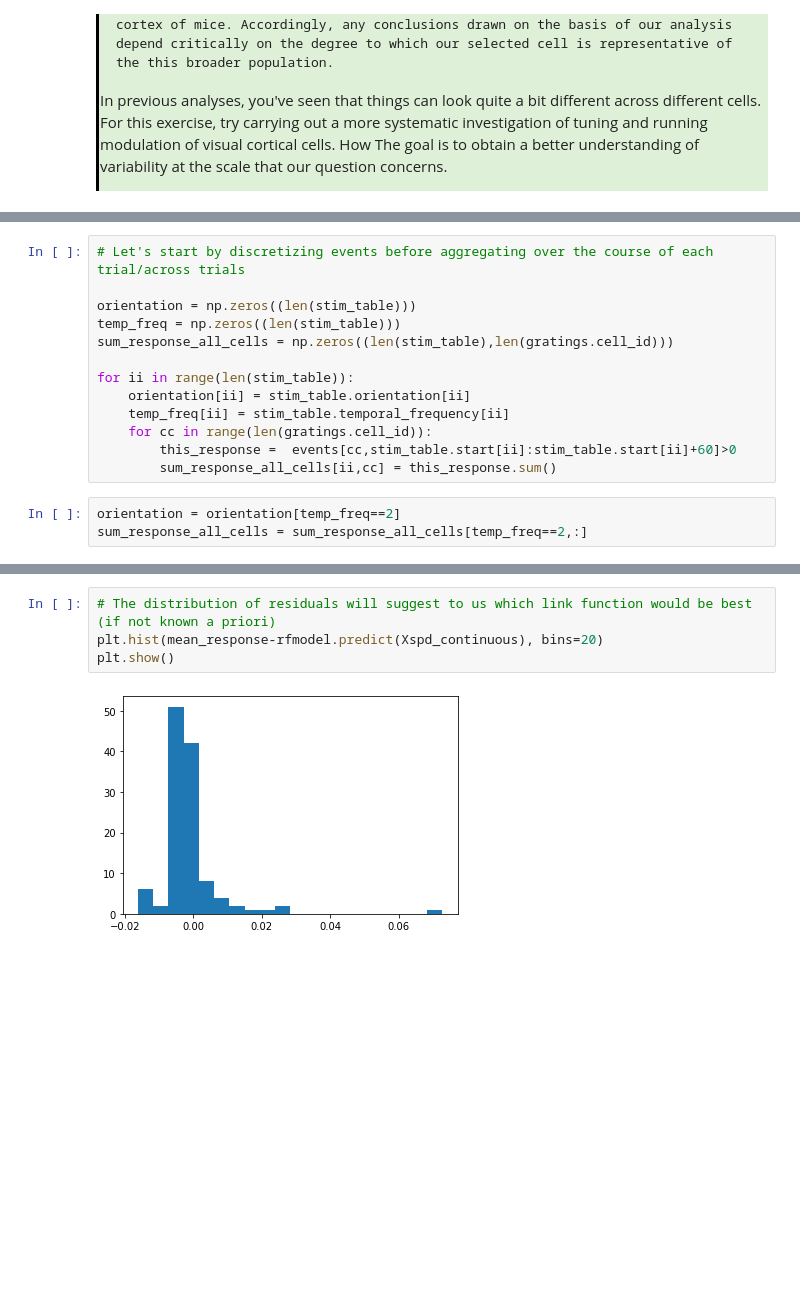
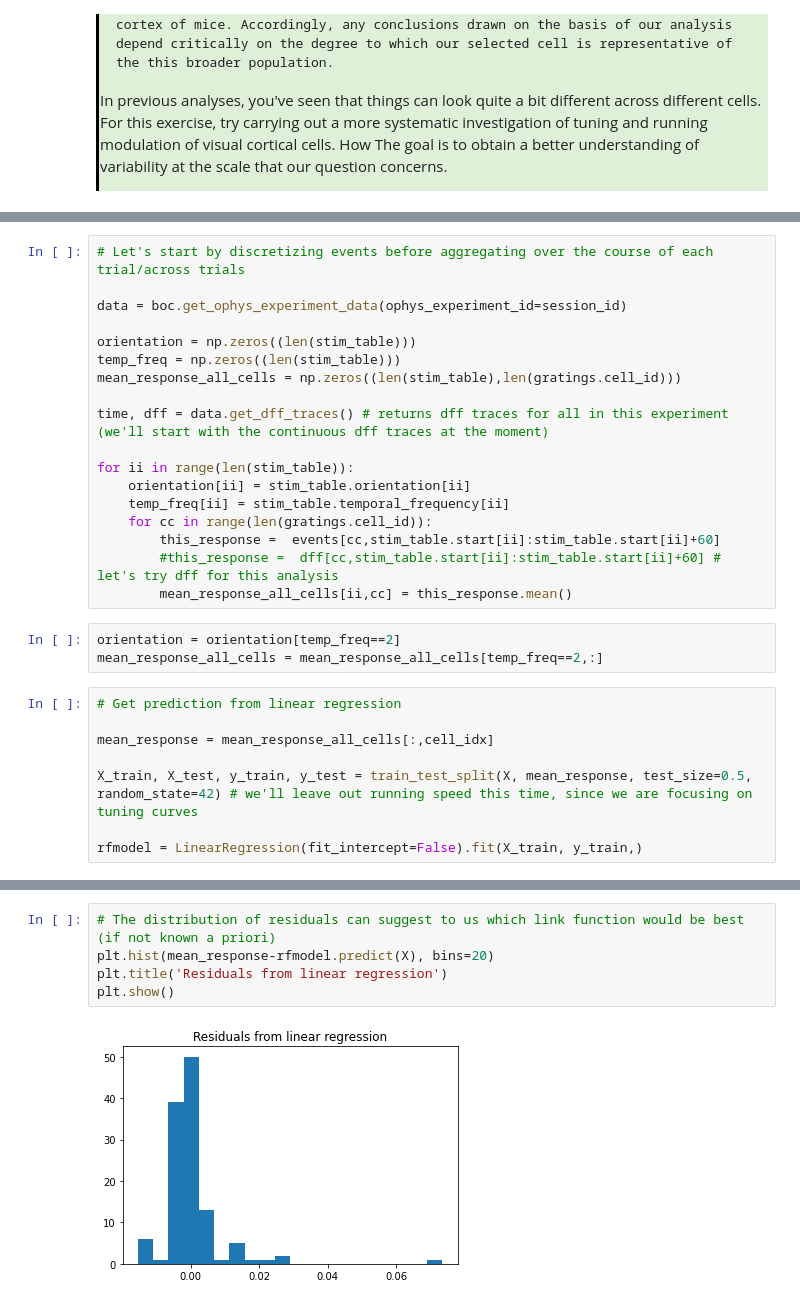
Before and after one commit to AllenInstitute/swdb_neural_encoding, a Jupyter notebook: code/Day1Exercises_w_solutions.ipynb, the cells around one changed output, grey strips where cells are left out. Drawn from its saved outputs; the diff is of its cells as text; blank space fills up the shorter version.

```diff
--- a/code/Day1Exercises_w_solutions.ipynb
+++ b/code/Day1Exercises_w_solutions.ipynb
@@ -718,16 +726,29 @@ Below, try examining two different glm fits for the event data. Recall that abov
 # %%
 # Let's start by discretizing events before aggregating over the course of each trial/across trials
 
+data = boc.get_ophys_experiment_data(ophys_experiment_id=session_id)
+
 orientation = np.zeros((len(stim_table)))
 temp_freq = np.zeros((len(stim_table)))
-sum_response_all_cells = np.zeros((len(stim_table),len(gratings.cell_id)))
+mean_response_all_cells = np.zeros((len(stim_table),len(gratings.cell_id)))
+
+time, dff = data.get_dff_traces() # returns dff traces for all in this experiment (we'll start with the continuous dff traces at the moment)
 
 for ii in range(len(stim_table)):
     orientation[ii] = stim_table.orientation[ii]
     temp_freq[ii] = stim_table.temporal_frequency[ii]
     for cc in range(len(gratings.cell_id)):
-        this_response =  events[cc,stim_table.start[ii]:stim_table.start[ii]+60]>0
-        sum_response_all_cells[ii,cc] = this_response.sum()
+        this_response =  events[cc,stim_table.start[ii]:stim_table.start[ii]+60]
+        #this_response =  dff[cc,stim_table.start[ii]:stim_table.start[ii]+60] # let's try dff for this analysis
+        mean_response_all_cells[ii,cc] = this_response.mean()
 # %%
 orientation = orientation[temp_freq==2]
-sum_response_all_cells = sum_response_all_cells[temp_freq==2,:]
+mean_response_all_cells = mean_response_all_cells[temp_freq==2,:]
+# %%
+# Get prediction from linear regression
+
+mean_response = mean_response_all_cells[:,cell_idx]
+
+X_train, X_test, y_train, y_test = train_test_split(X, mean_response, test_size=0.5, random_state=42) # we'll leave out running speed this time, since we are focusing on tuning curves
+
+rfmodel = LinearRegression(fit_intercept=False).fit(X_train, y_train,)
@@ -734,6 +764,7 @@ sum_response_all_cells = sum_response_all_cells[temp_freq==2,:]
 # %%
-# The distribution of residuals will suggest to us which link function would be best (if not known a priori)
-plt.hist(mean_response-rfmodel.predict(Xspd_continuous), bins=20)
+# The distribution of residuals can suggest to us which link function would be best (if not known a priori)
+plt.hist(mean_response-rfmodel.predict(X), bins=20)
+plt.title('Residuals from linear regression')
 plt.show()
 # %% [output]
-[figure, old version]
+[figure, new version]
```
Also changed, not shown: parts of 16 cells of this notebook, 1 other file.
